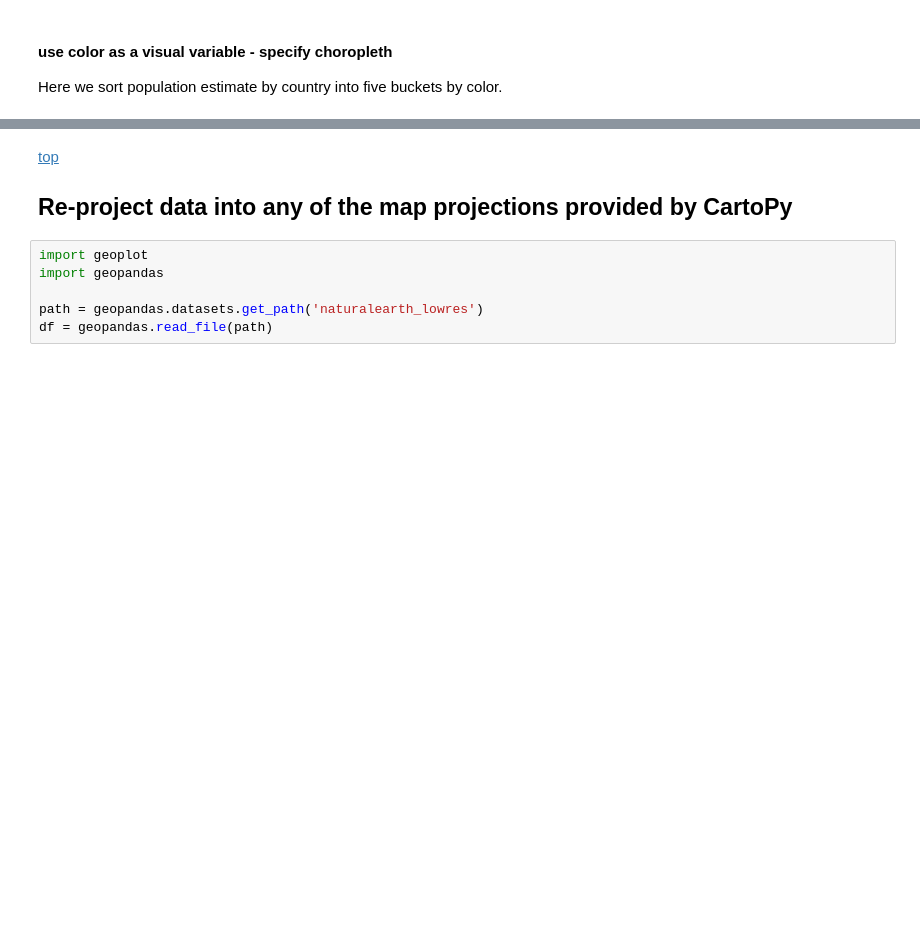
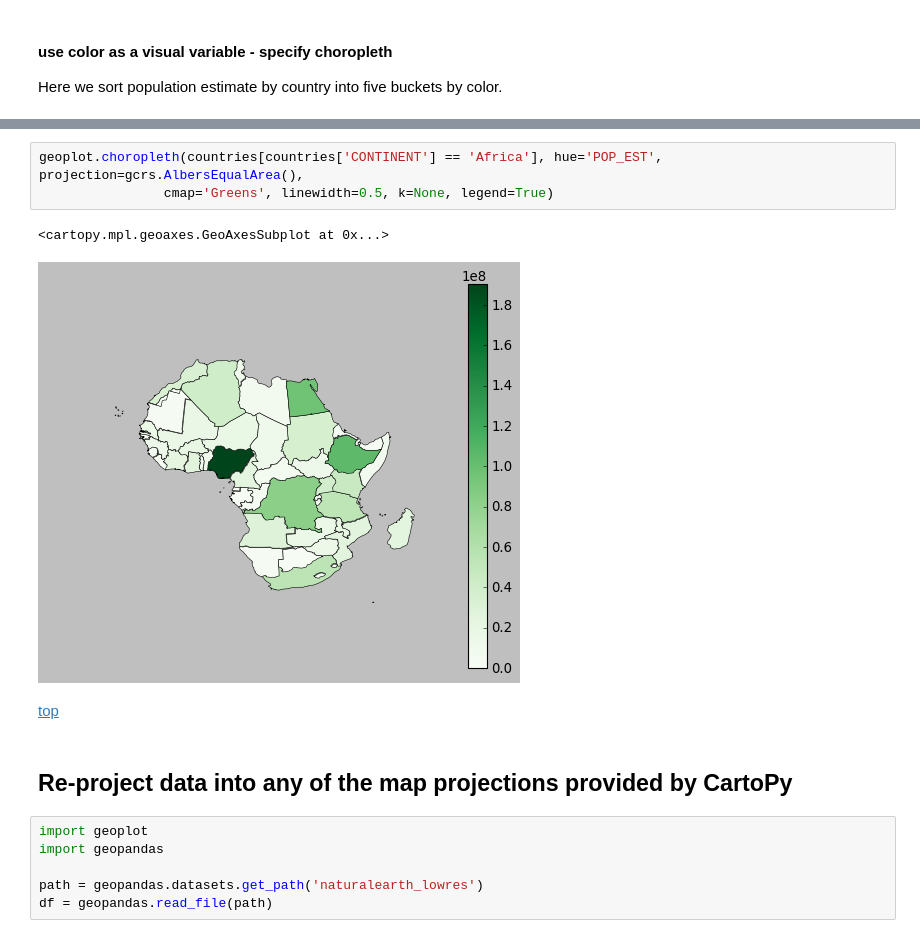
Before and after one commit to MarkCruse/geopandas-101, a Jupyter notebook: geopandas-101.ipynb, the cells around one changed output, grey strips where cells are left out. Drawn from its saved outputs; the diff is of its cells as text; blank space fills up the shorter version.

```diff
--- a/geopandas-101.ipynb
+++ b/geopandas-101.ipynb
@@ -538,6 +547,13 @@ geoplot.choropleth(countries[countries['CONTINENT'] == 'Africa'], hue='POP_EST',
+# %%
+geoplot.choropleth(countries[countries['CONTINENT'] == 'Africa'], hue='POP_EST', projection=gcrs.AlbersEqualArea(),
+                cmap='Greens', linewidth=0.5, k=None, legend=True)
+# %% [output]
+<cartopy.mpl.geoaxes.GeoAxesSubplot at 0x...>
+[figure, added]
+# %% [markdown]
+[top](#Table-of-Contents)
 # %% [markdown]
-[top](#Table-of-Contents)
-<a id='cartopy'></a>
+
 ## Re-project data into any of the map projections provided by CartoPy
 # %%
 import geoplot
```
Also changed, not shown: parts of 70 cells of this notebook.
